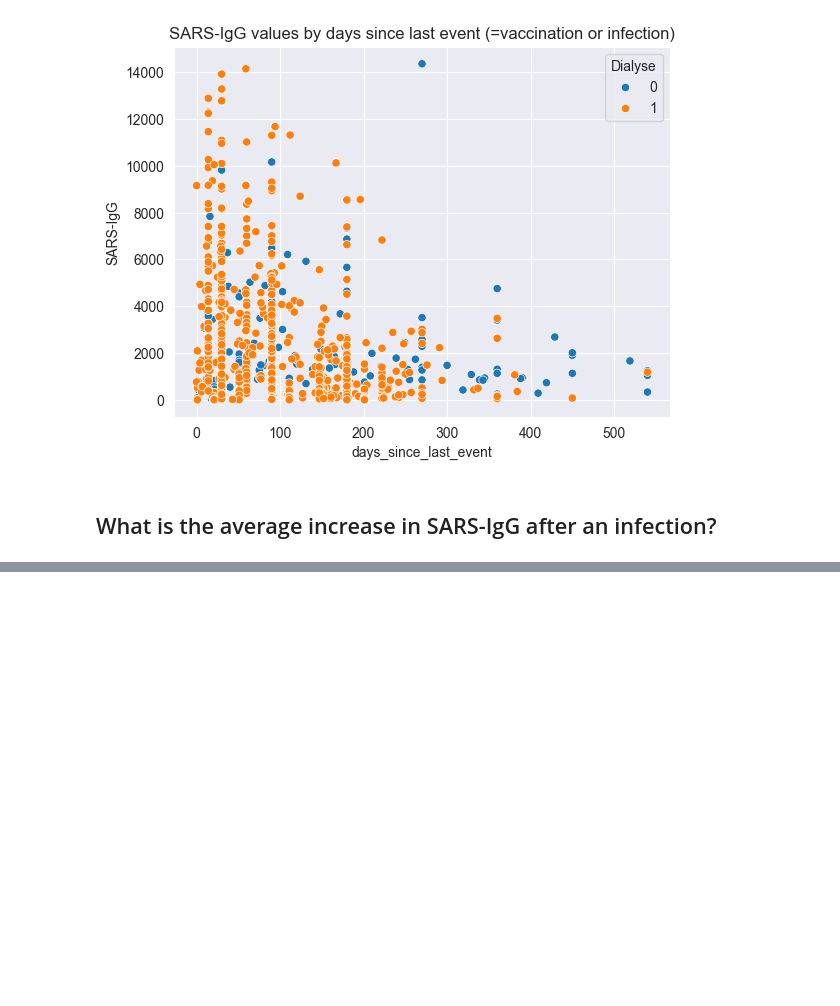
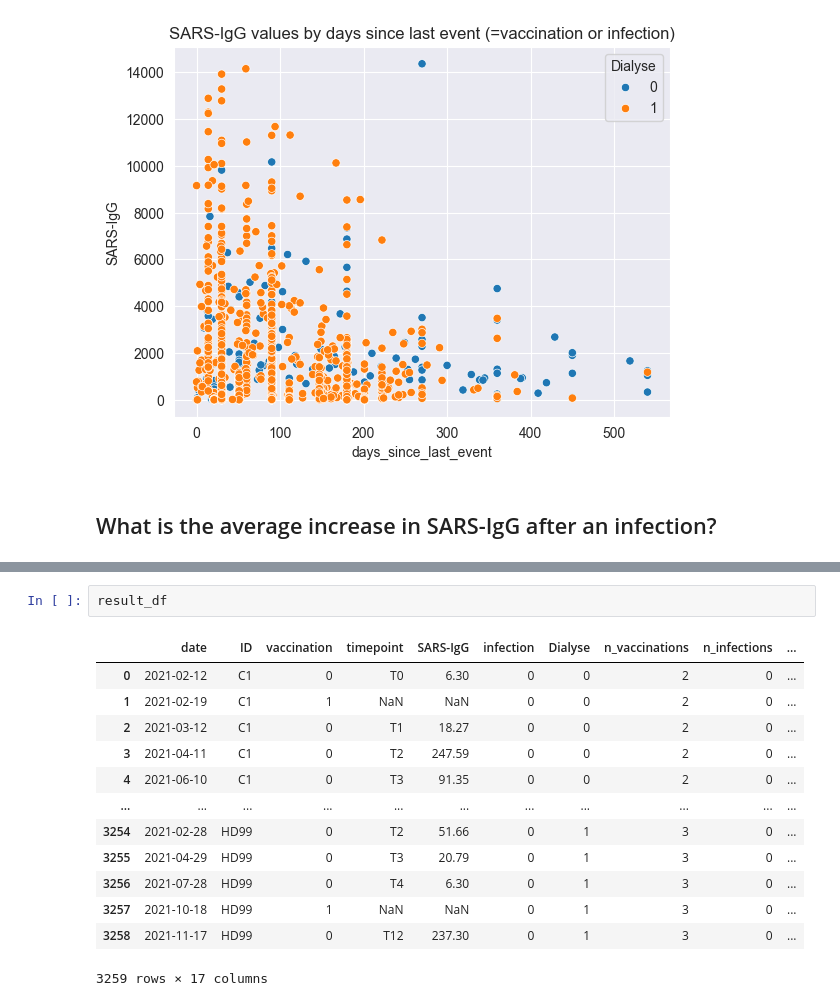
Before and after one commit to IKE-B/immun-ml, a Jupyter notebook: src/d03_research_questions/RQ1 - Analyse long-format.ipynb, the cells around one changed output, grey strips where cells are left out. Cells and saved outputs as stored; diff of their text form; blank space fills up the shorter version.

```diff
--- a/src/d03_research_questions/RQ1 - Analyse long-format.ipynb
+++ b/src/d03_research_questions/RQ1 - Analyse long-format.ipynb
@@ -127,0 +237,16 @@ C60
+# %%
+result_df
+# %% [output]
+|  | date | ID | vaccination | timepoint | SARS-IgG | infection | Dialyse | n_vaccinations | n_infections | ... |
+| 0 | 2021-02-12 | C1 | 0 | T0 | 6.30 | 0 | 0 | 2 | 0 | ... |
+| 1 | 2021-02-19 | C1 | 1 | NaN | NaN | 0 | 0 | 2 | 0 | ... |
+| 2 | 2021-03-12 | C1 | 0 | T1 | 18.27 | 0 | 0 | 2 | 0 | ... |
+| 3 | 2021-04-11 | C1 | 0 | T2 | 247.59 | 0 | 0 | 2 | 0 | ... |
+| 4 | 2021-06-10 | C1 | 0 | T3 | 91.35 | 0 | 0 | 2 | 0 | ... |
+| ... | ... | ... | ... | ... | ... | ... | ... | ... | ... | ... |
+| 3254 | 2021-02-28 | HD99 | 0 | T2 | 51.66 | 0 | 1 | 3 | 0 | ... |
+| 3255 | 2021-04-29 | HD99 | 0 | T3 | 20.79 | 0 | 1 | 3 | 0 | ... |
+| 3256 | 2021-07-28 | HD99 | 0 | T4 | 6.30 | 0 | 1 | 3 | 0 | ... |
+| 3257 | 2021-10-18 | HD99 | 1 | NaN | NaN | 0 | 1 | 3 | 0 | ... |
+| 3258 | 2021-11-17 | HD99 | 0 | T12 | 237.30 | 0 | 1 | 3 | 0 | ... |
+3259 rows × 17 columns
```
Also changed, not shown: parts of 15 cells of this notebook.
